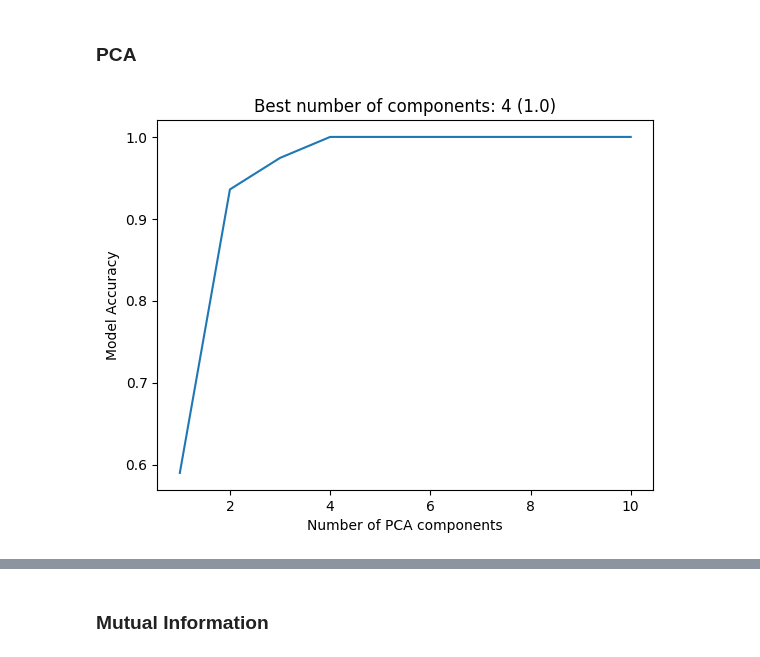
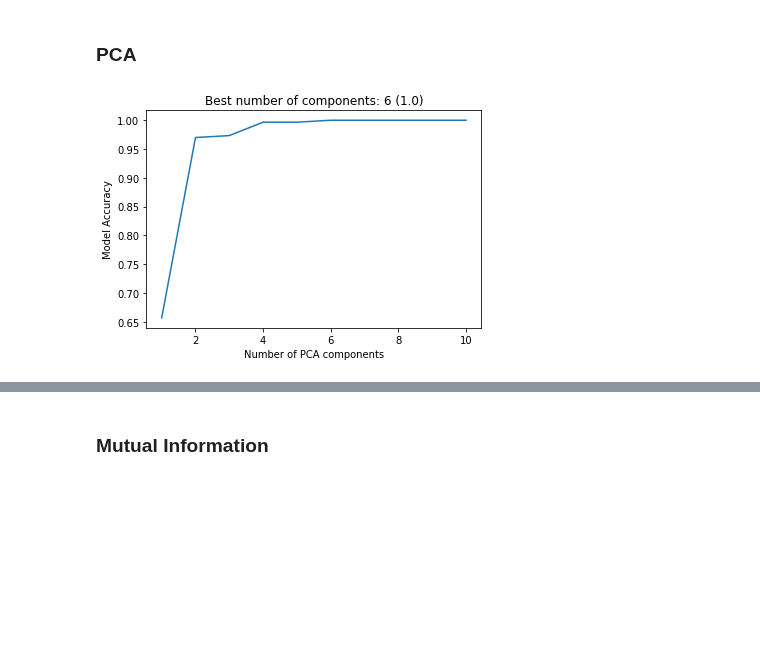
Before and after one commit to alina-dima/PR-for-AI, a Jupyter notebook: Assignment 2/Genes/genes.ipynb, the cells around one changed output, grey strips where cells are left out. Saved outputs shown, nothing was run; the diff lists cells and outputs as text; code cells hidden in the pictures; blank space fills up the shorter version.

```diff
--- a/Assignment 2/Genes/genes.ipynb
+++ b/Assignment 2/Genes/genes.ipynb
@@ -52,17 +54,4 @@ print("There are", n_classes, "classes:", classes)
 # %% [output]
 # observations: 801  # features: 20531
 There are 5 classes: ['PRAD' 'LUAD' 'BRCA' 'KIRC' 'COAD']
-# %%
-# Remove samples to obtain a perfectly balanced set
-def remove_class_samples(class_, num, df, df_labels):
-    num -= 78
-    remove_indices = df_labels.loc[df_labels['Class'] == class_].sample(n=num).index
-    df_labels = df_labels.drop(remove_indices)
-    df = df.drop(remove_indices)
-    return df, df_labels
-
-df, df_labels = remove_class_samples("BRCA", 300, df, df_labels)
-df, df_labels = remove_class_samples("KIRC", 146, df, df_labels)
-df, df_labels = remove_class_samples("LUAD", 141, df, df_labels)
-df, df_labels = remove_class_samples("PRAD", 136, df, df_labels)
 # %%
@@ -119,0 +132,5 @@ plot_tsne(df, df_labels)
+# %%
+# Oversampled dataset
+sm = SMOTE(sampling_strategy='all', k_neighbors=5)
+df_over, df_labels_over = sm.fit_resample(df, df_labels)
+plot_class_freq(df_labels_over)
@@ -122,7 +141,7 @@ plot_tsne(df, df_labels)
 # %% [markdown]
 ### PCA
 # %%
-def best_pca(components, x_train, y_train, x_test, y_test, model, normalizer=None):
+def best_pca(components, x_train, y_train, x_test, y_test, model):
     scores = []
     for n in tqdm(components):
         pca = PCA(n_components=n)
@@ -136,15 +155,15 @@ def best_pca(components, x_train, y_train, x_test, y_test, model, normalizer=Non
 # %%
 max_comp = 10
 components = list(range(1, max_comp + 1))
-X_train, X_test, y_train, y_test = train_test_split(df, df_labels, test_size=0.2, random_state=0)
-scores = best_pca(components, X_train, y_train, X_test, y_test, SVC(), None)
+X_train, X_test, y_train, y_test = train_test_split(df_over, df_labels_over, test_size=0.2, random_state=0)
+scores = best_pca(components, X_train, y_train, X_test, y_test, SVC())
 plt.plot(components, scores)
 plt.xlabel("Number of PCA components")
 plt.ylabel("Model Accuracy")
 plt.title("Best number of components: " + str(np.argmax(scores) + 1) + " (" + str(round(max(scores),3)) + ")")
 plt.show()
 # %% [output]
-[figure, old version]
+[figure, new version]
 # %%
 total_components = 50
 pca = PCA(n_components=total_components)
```
Also changed, not shown: parts of 13 cells of this notebook.
